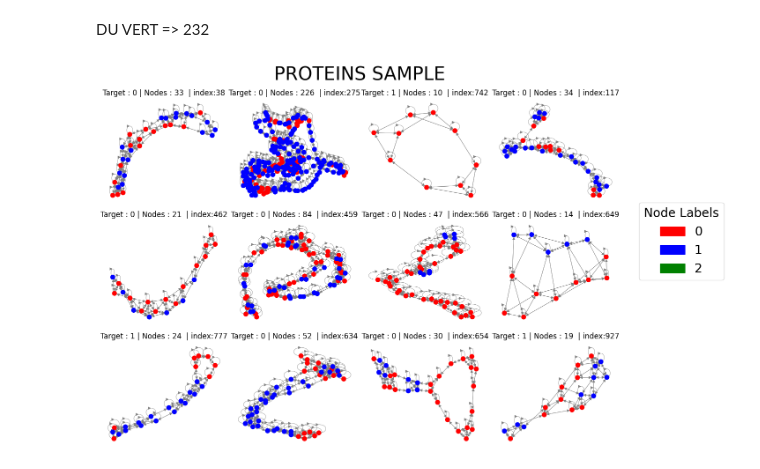
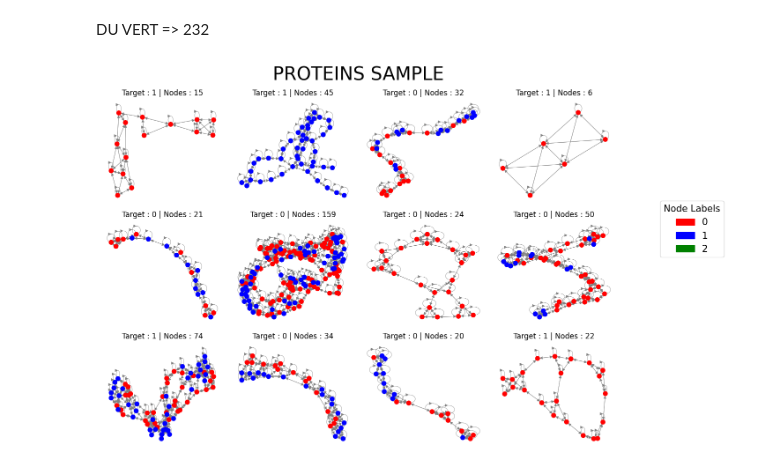
Before and after one commit to marcgloaguen/Week13_GraphClassification, a Jupyter notebook: marc.ipynb, the cells around one changed output. Cells and saved outputs as stored; diff of their text form; code cells hidden in the pictures.

```diff
--- a/marc.ipynb
+++ b/marc.ipynb
@@ -110,34 +110,35 @@ for pos in axes:
     random_index = random.randint(0,len(graphs)-1)
     g = graphs[random_index]
     t = targets[random_index]
     labels = g.ndata["label"].numpy()
 
     label_dict = {i: str(label) for i, label in enumerate(labels)}
 
     color_dict = {0: "red", 1: "blue", 2: "green"}
 
     node_colors = [color_dict[label] for label in labels]
 
     nx.draw(
         g.to_networkx(),
         node_color=node_colors,
         #labels=label_dict,
         #with_labels=True,
         edge_color="gray",
         ax=pos,
         **options
     )
 
-    pos.set_title(f'Target : {t} | Nodes : {g.number_of_nodes()}  | index:{random_index}')
+    pos.set_title(f'Target : {t} | Nodes : {g.number_of_nodes()}')#  | index:{random_index}')
 
-plt.tight_layout()
+
 legend_labels = ["0", "1", "2"]
 legend_colors = ["red", "blue", "green"]
 legend_handles = [
     Patch(color=color, label=label)
     for color, label in zip(legend_colors, legend_labels)
 ]
-plt.figlegend(handles=legend_handles, loc="upper right", title="Node Labels",bbox_to_anchor=(1.2,0.65), fontsize="20", title_fontsize="20")
+plt.figlegend(handles=legend_handles, loc="upper right", title="Node Labels",bbox_to_anchor=(1.2,0.65), fontsize="15", title_fontsize="15")
+plt.tight_layout()
 plt.show()
 # %% [output]
-[figure, old version]
+[figure, new version]
```
